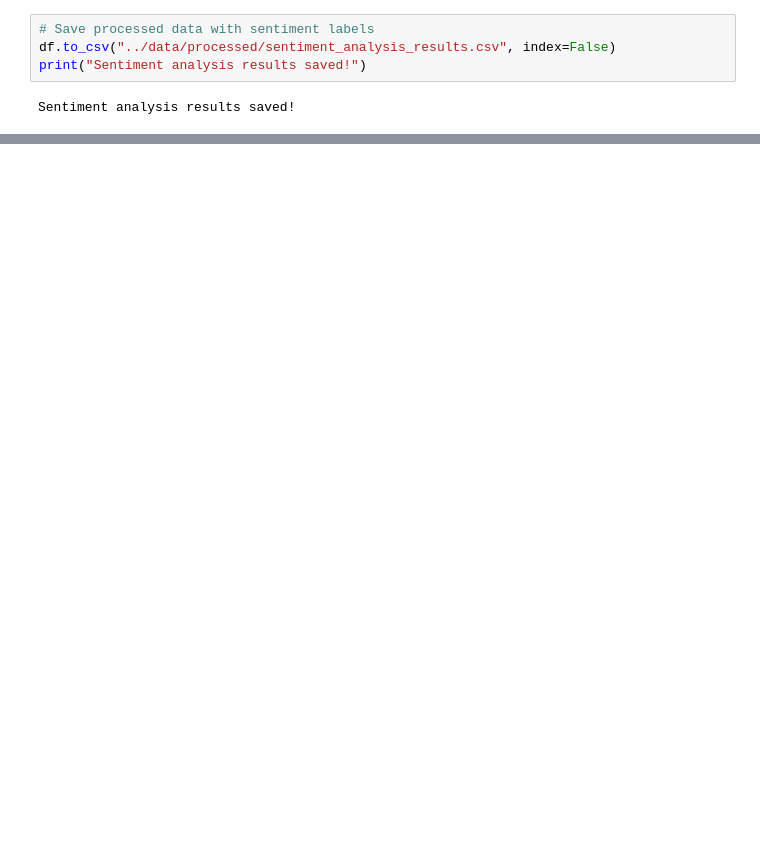
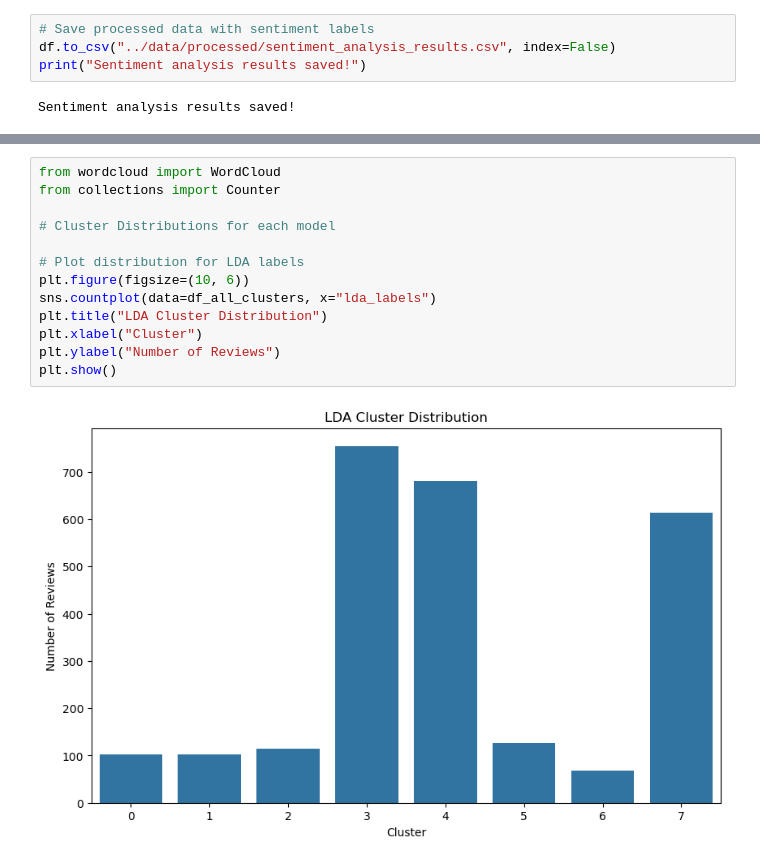
Before and after one commit to oskar-wolf/nlp_air_france_reviews, a Jupyter notebook: notebooks/5_sentiment_analysis.ipynb, the cells around one changed output, grey strips where cells are left out. Cells and saved outputs as stored; diff of their text form; blank space fills up the shorter version.

Commit message:
cluster analysis

```diff
--- a/notebooks/5_sentiment_analysis.ipynb
+++ b/notebooks/5_sentiment_analysis.ipynb
@@ -165,0 +240,15 @@ Top 5 Negative Reviews:
+# %%
+from wordcloud import WordCloud
+from collections import Counter
+
+# Cluster Distributions for each model
+
+# Plot distribution for LDA labels
+plt.figure(figsize=(10, 6))
+sns.countplot(data=df_all_clusters, x="lda_labels")
+plt.title("LDA Cluster Distribution")
+plt.xlabel("Cluster")
+plt.ylabel("Number of Reviews")
+plt.show()
+# %% [output]
+[figure, added]
```
Also changed, not shown: parts of 30 cells of this notebook, 3 other files.
